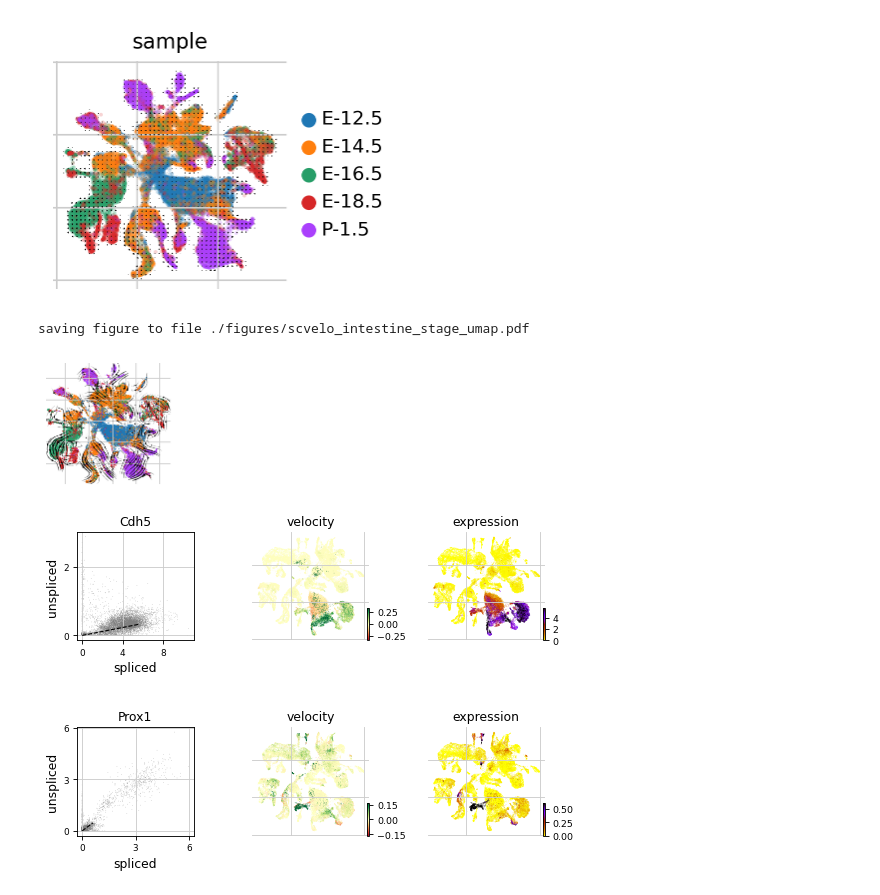
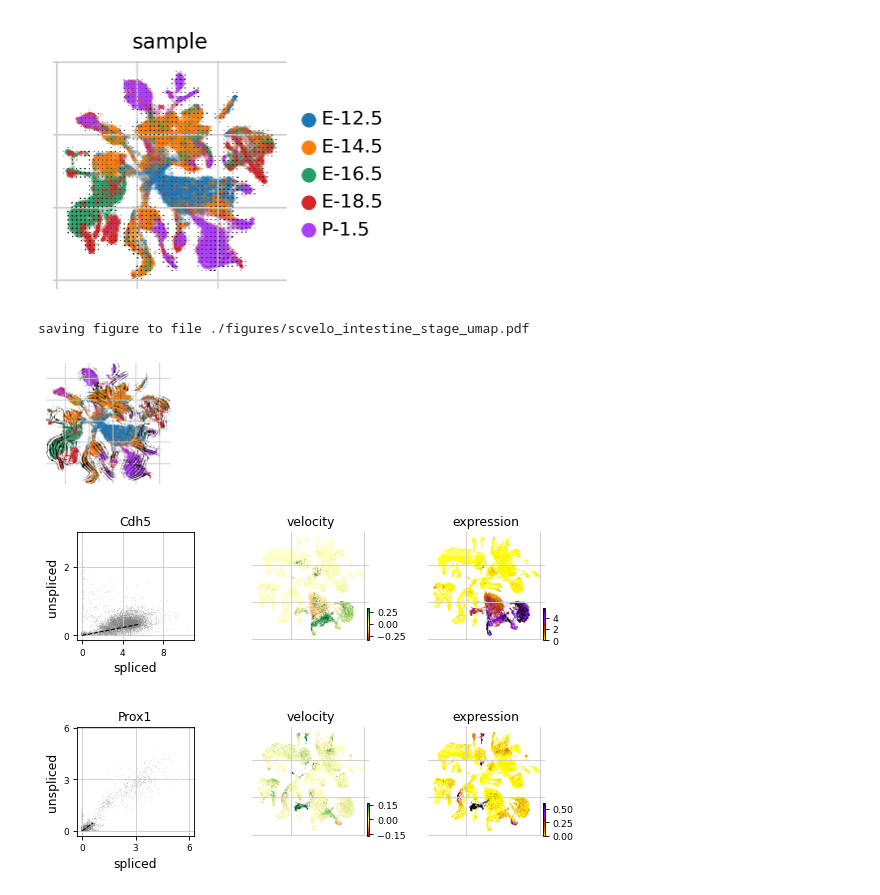
Before and after one commit to madhavmantri/mouse_intestine_development, a Jupyter notebook: notebooks/scRNAseq_WT_scvelo.ipynb, the cells around one changed output. Saved outputs shown, nothing was run; the diff lists cells and outputs as text; code cells hidden in the pictures.

```diff
--- a/notebooks/scRNAseq_WT_scvelo.ipynb
+++ b/notebooks/scRNAseq_WT_scvelo.ipynb
@@ -117,7 +64,7 @@ computing velocity graph
 # %%
 intestine_loom.write_loom("./../pyobjs/intestine_loom.loom", write_obsm_varm=True)
 # %%
-intestine_loom = sc.read_loom("./../pyobjs/intestine_loom.loom")
+intestine_loom = sc.read_loom("./../../../pyobjs/intestine_loom.loom")
 # %%
 sc.settings.set_figure_params(dpi=150, dpi_save= 300, fontsize=6, frameon=True, figsize=(2, 2), transparent=False, format="pdf")
 scv.settings.set_figure_params(dpi=150, dpi_save= 300, fontsize=6, frameon=True, figsize=(2, 2), transparent=False, format="pdf")
@@ -138,7 +85,7 @@ scv.pl.velocity_embedding_grid(intestine_loom, color="sample", legend_loc='cente
 [figure]
 # %%
 sc.settings.set_figure_params(dpi=80, dpi_save= 300, fontsize=6, facecolor='white', frameon=True, figsize=(2.0, 2.0), vector_friendly = False, transparent=True, format="pdf")
-scv.pl.velocity_embedding_stream(intestine_loom, color="sample", legend_loc='none', linewidth=0.5, min_mass=0, size = 2, alpha=1.0, title="", arrow_size=0.3, save="intestine_stage_umap")
+scv.pl.velocity_embedding_stream(intestine_loom, color="sample", legend_loc='none', linewidth=0.5, min_mass=0, size = 2, alpha=1.0, title="", arrow_size=0.4, arrow_style= "->", save="intestine_stage_umap")
 # %% [output]
 saving figure to file ./figures/scvelo_intestine_stage_umap.pdf
-[figure, old version]
+[figure, new version]
```
Also changed, not shown: parts of 10 cells of this notebook, 1 other file.
